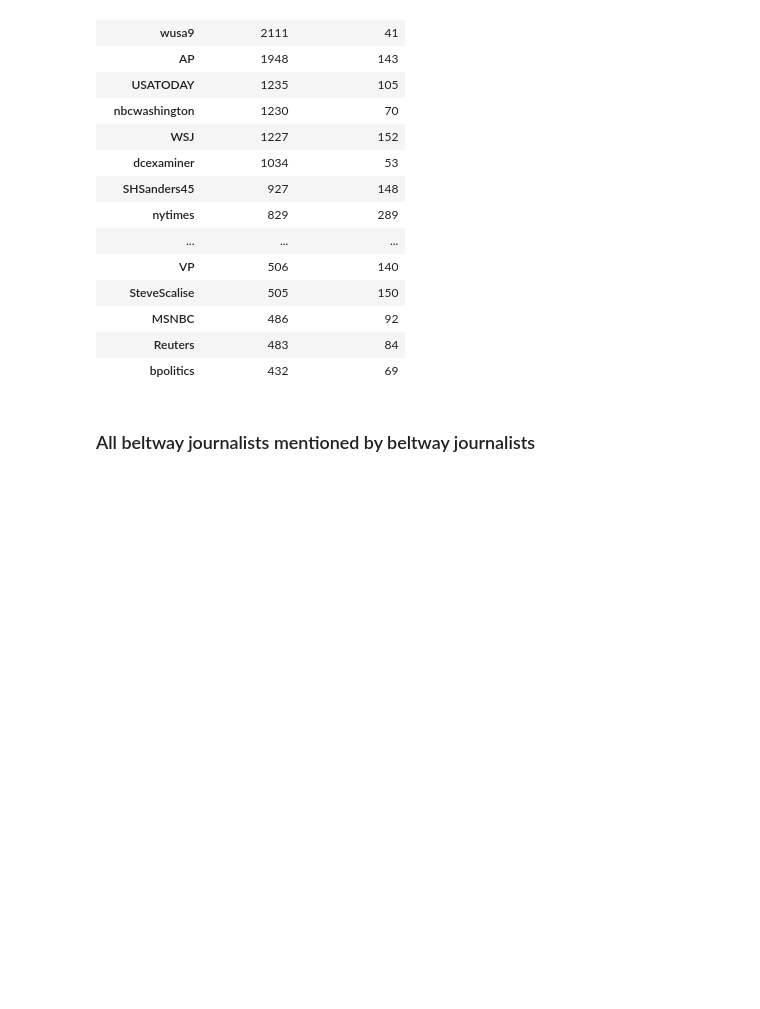
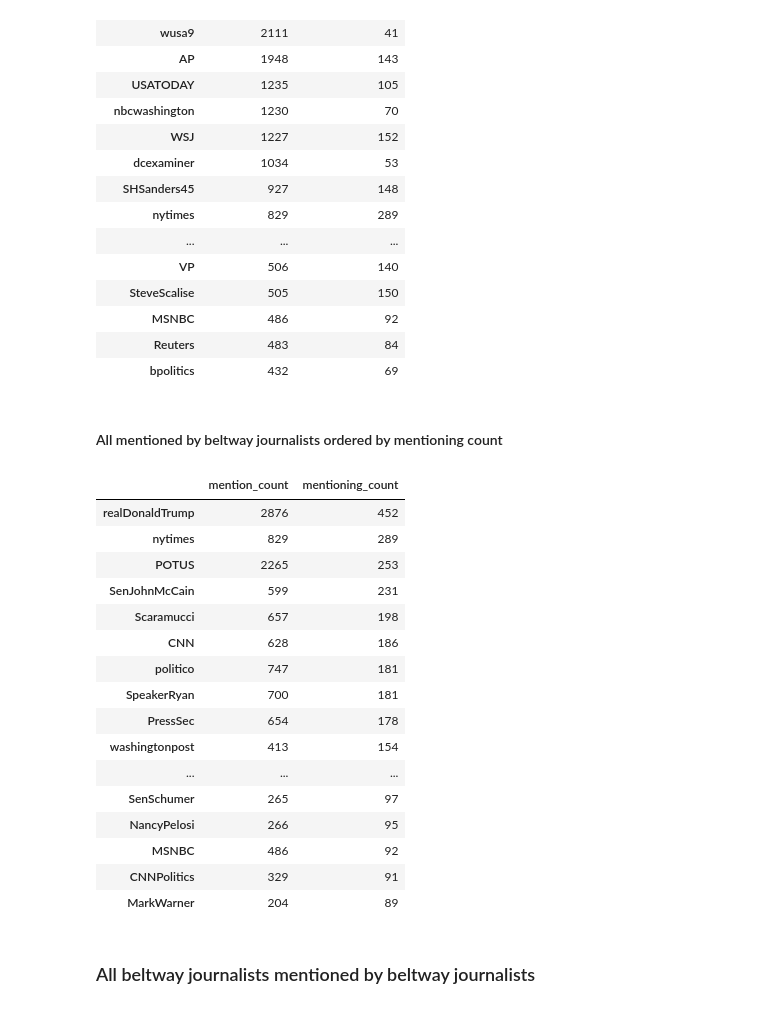
Before and after one commit to justinlittman/beltway_reporters, a Jupyter notebook: jupyter/Gender dynamics.ipynb, the cells around one changed output. Saved outputs shown, nothing was run; the diff lists cells and outputs as text; code cells hidden in the pictures; blank space fills up the shorter version.

Commit message:
Added all mentioned by beltway journalists ordered by mentioning count

```diff
--- a/jupyter/Gender dynamics.ipynb
+++ b/jupyter/Gender dynamics.ipynb
@@ -577,6 +577,28 @@ all_mentioned_df.head(25)
 | MSNBC | 486 | 92 |
 | Reuters | 483 | 84 |
 | bpolitics | 432 | 69 |
+# %% [markdown]
+#### All mentioned by beltway journalists ordered by mentioning count
+# %%
+all_mentioned_df.sort_values(['mentioning_count', 'mention_count'], ascending=False).head(25)
+# %% [output]
+|  | mention_count | mentioning_count |
+| realDonaldTrump | 2876 | 452 |
+| nytimes | 829 | 289 |
+| POTUS | 2265 | 253 |
+| SenJohnMcCain | 599 | 231 |
+| Scaramucci | 657 | 198 |
+| CNN | 628 | 186 |
+| politico | 747 | 181 |
+| SpeakerRyan | 700 | 181 |
+| PressSec | 654 | 178 |
+| washingtonpost | 413 | 154 |
+| ... | ... | ... |
+| SenSchumer | 265 | 97 |
+| NancyPelosi | 266 | 95 |
+| MSNBC | 486 | 92 |
+| CNNPolitics | 329 | 91 |
+| MarkWarner | 204 | 89 |
 # %% [markdown]
 ### All beltway journalists mentioned by beltway journalists
 # %% [markdown]
```
Also changed, not shown: parts of 2 cells of this notebook.
